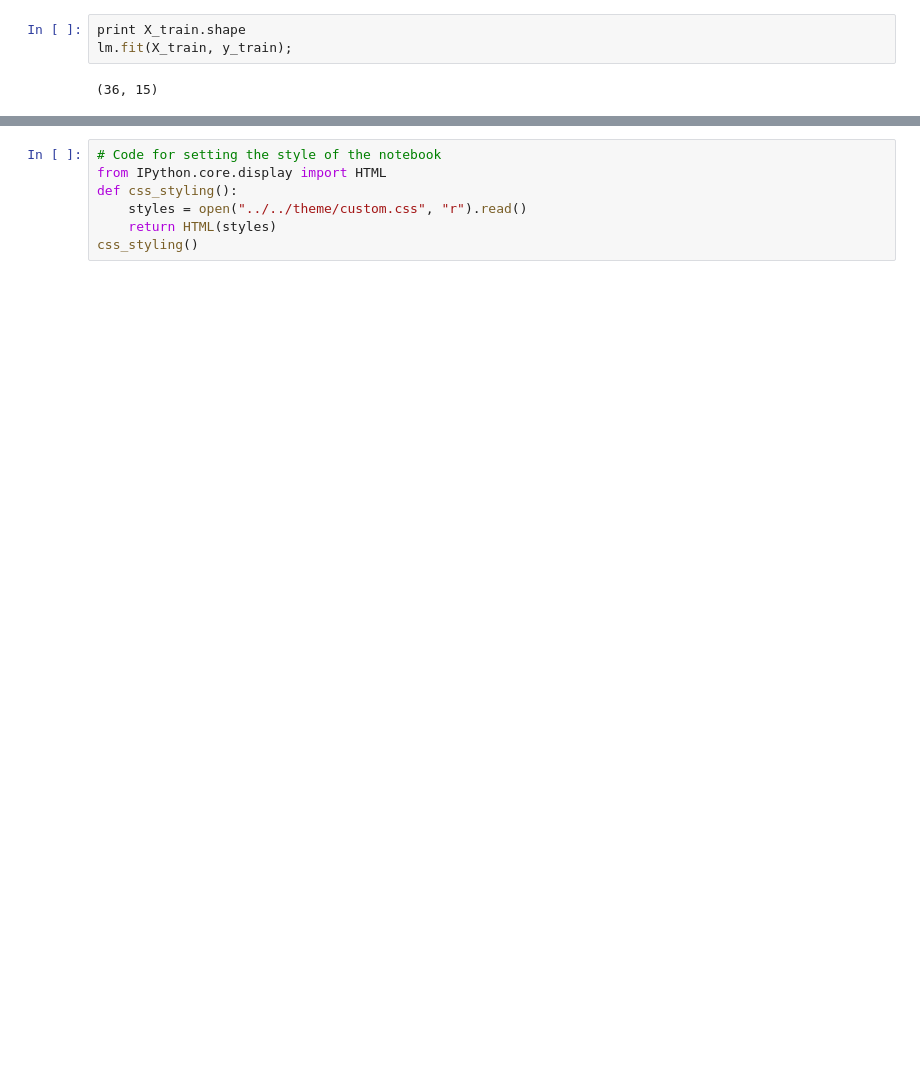
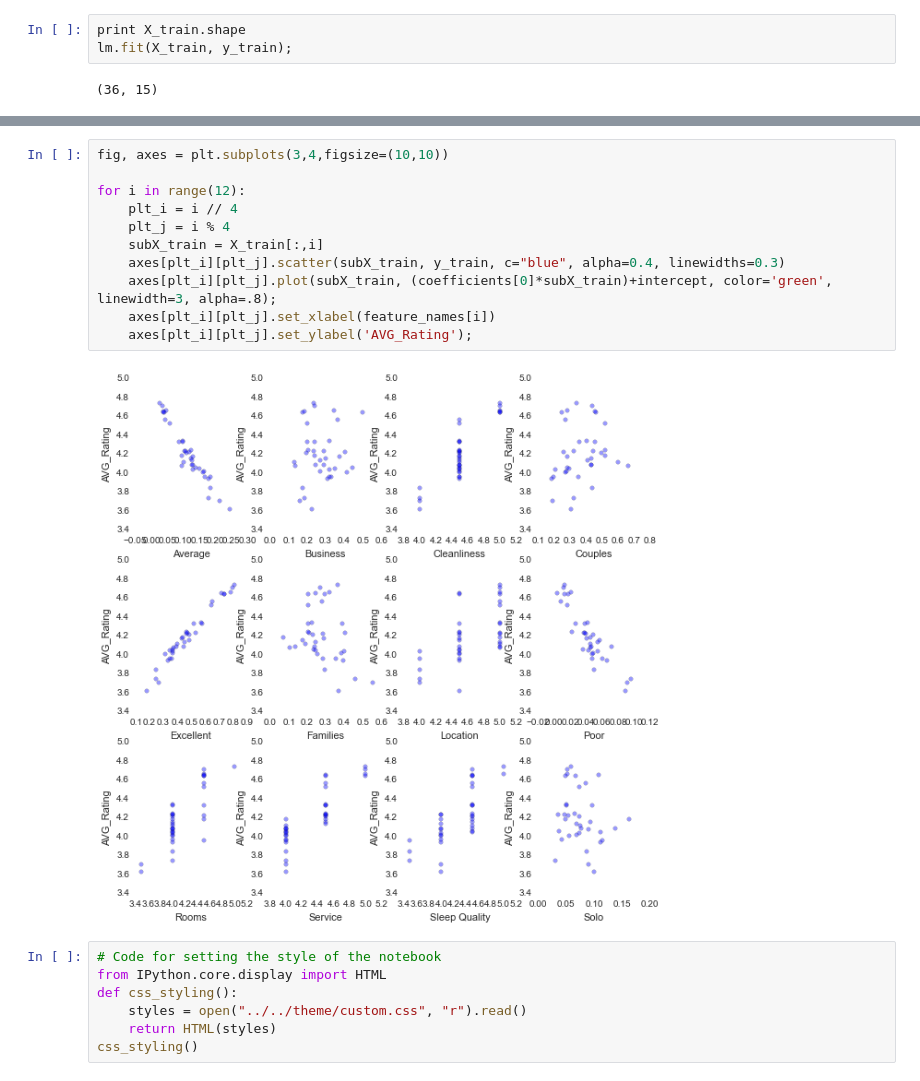
Before and after one commit to ggodinez/spring-2015-homeworks, a Jupyter notebook: submissions/Homework-5/5.Hotels.ipynb, the cells around one changed output, grey strips where cells are left out. Cells and saved outputs as stored; diff of their text form; blank space fills up the shorter version.

```diff
--- a/submissions/Homework-5/5.Hotels.ipynb
+++ b/submissions/Homework-5/5.Hotels.ipynb
@@ -1214,3 +1243,16 @@ plt.ylabel('Target');
+# %%
+fig, axes = plt.subplots(3,4,figsize=(10,10))
+
+for i in range(12):
+    plt_i = i // 4
+    plt_j = i % 4
+    subX_train = X_train[:,i]
+    axes[plt_i][plt_j].scatter(subX_train, y_train, c="blue", alpha=0.4, linewidths=0.3)
+    axes[plt_i][plt_j].plot(subX_train, (coefficients[0]*subX_train)+intercept, color='green', linewidth=3, alpha=.8);
+    axes[plt_i][plt_j].set_xlabel(feature_names[i])
+    axes[plt_i][plt_j].set_ylabel('AVG_Rating');
+# %% [output]
+[figure, added]
 # %%
 # Code for setting the style of the notebook
 from IPython.core.display import HTML
```
Also changed, not shown: parts of 12 cells of this notebook.
